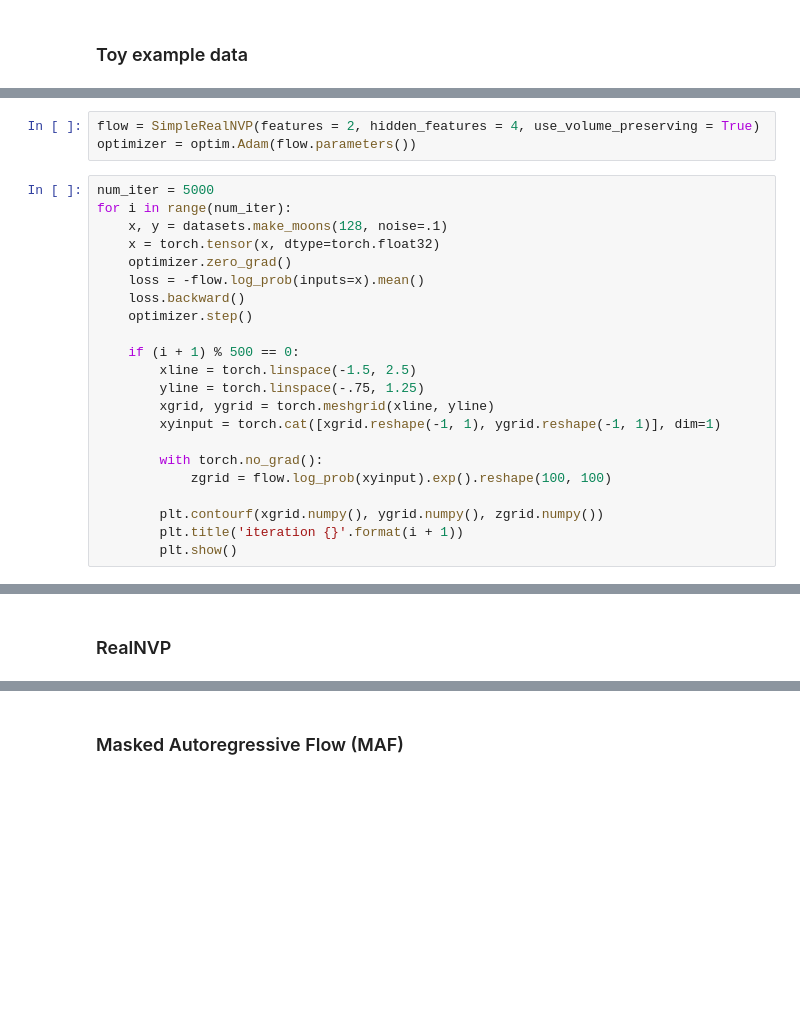
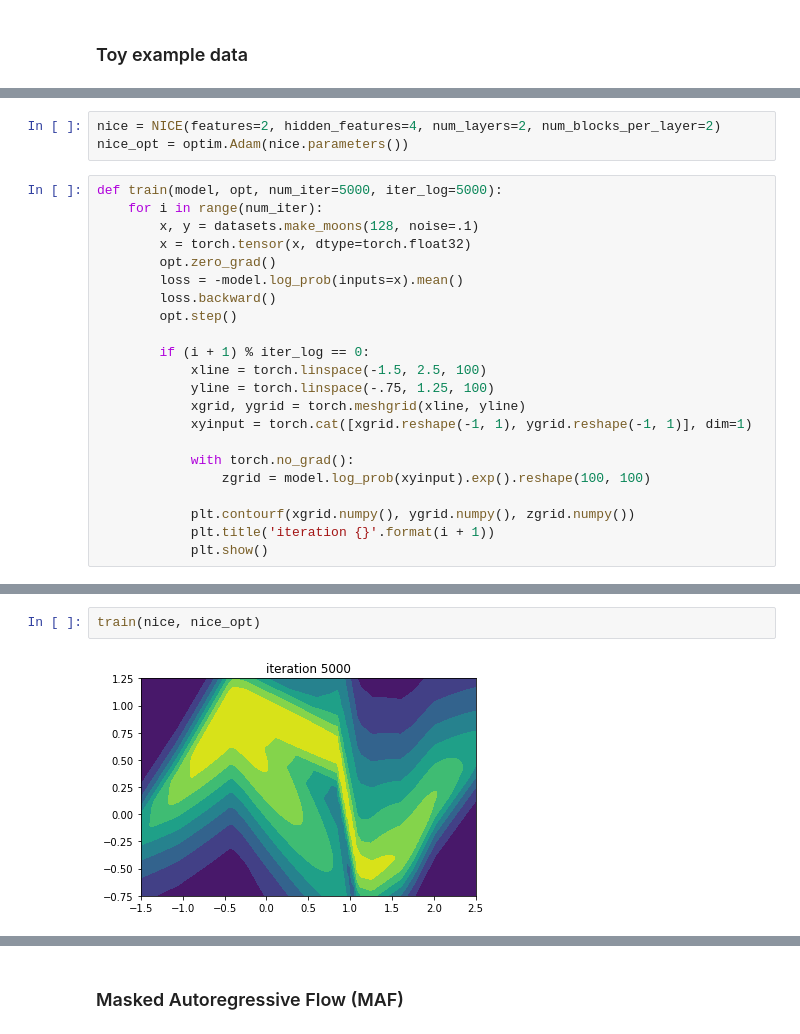
Before and after one commit to pfilo8/Conditional-object-generation-using-pre-trained-models-and-plug-in-networks, a Jupyter notebook: Workshop.ipynb, the cells around one changed output, grey strips where cells are left out. Saved outputs shown, nothing was run; the diff lists cells and outputs as text; blank space fills up the shorter version.

Commit message:
Add models.

```diff
--- a/Workshop.ipynb
+++ b/Workshop.ipynb
@@ -79,25 +125,25 @@ $$
 # %%
-flow = SimpleRealNVP(features = 2, hidden_features = 4, use_volume_preserving = True)
-optimizer = optim.Adam(flow.parameters())
+nice = NICE(features=2, hidden_features=4, num_layers=2, num_blocks_per_layer=2)
+nice_opt = optim.Adam(nice.parameters())
 # %%
-num_iter = 5000
-for i in range(num_iter):
-    x, y = datasets.make_moons(128, noise=.1)
-    x = torch.tensor(x, dtype=torch.float32)
-    optimizer.zero_grad()
-    loss = -flow.log_prob(inputs=x).mean()
-    loss.backward()
-    optimizer.step()
+def train(model, opt, num_iter=5000, iter_log=5000):
+    for i in range(num_iter):
+        x, y = datasets.make_moons(128, noise=.1)
+        x = torch.tensor(x, dtype=torch.float32)
+        opt.zero_grad()
+        loss = -model.log_prob(inputs=x).mean()
+        loss.backward()
+        opt.step()
 
-    if (i + 1) % 500 == 0:
-        xline = torch.linspace(-1.5, 2.5)
-        yline = torch.linspace(-.75, 1.25)
-        xgrid, ygrid = torch.meshgrid(xline, yline)
-        xyinput = torch.cat([xgrid.reshape(-1, 1), ygrid.reshape(-1, 1)], dim=1)
+        if (i + 1) % iter_log == 0:
+            xline = torch.linspace(-1.5, 2.5, 100)
+            yline = torch.linspace(-.75, 1.25, 100)
+            xgrid, ygrid = torch.meshgrid(xline, yline)
+            xyinput = torch.cat([xgrid.reshape(-1, 1), ygrid.reshape(-1, 1)], dim=1)
 
-        with torch.no_grad():
-            zgrid = flow.log_prob(xyinput).exp().reshape(100, 100)
+            with torch.no_grad():
+                zgrid = model.log_prob(xyinput).exp().reshape(100, 100)
 
-        plt.contourf(xgrid.numpy(), ygrid.numpy(), zgrid.numpy())
-        plt.title('iteration {}'.format(i + 1))
-        plt.show()
+            plt.contourf(xgrid.numpy(), ygrid.numpy(), zgrid.numpy())
+            plt.title('iteration {}'.format(i + 1))
+            plt.show()
@@ -115,2 +150,4 @@ for i in range(num_iter):
-# %% [markdown]
-### RealNVP
+# %%
+train(nice, nice_opt)
+# %% [output]
+[figure, added]
```
Also changed, not shown: parts of 26 cells of this notebook.
